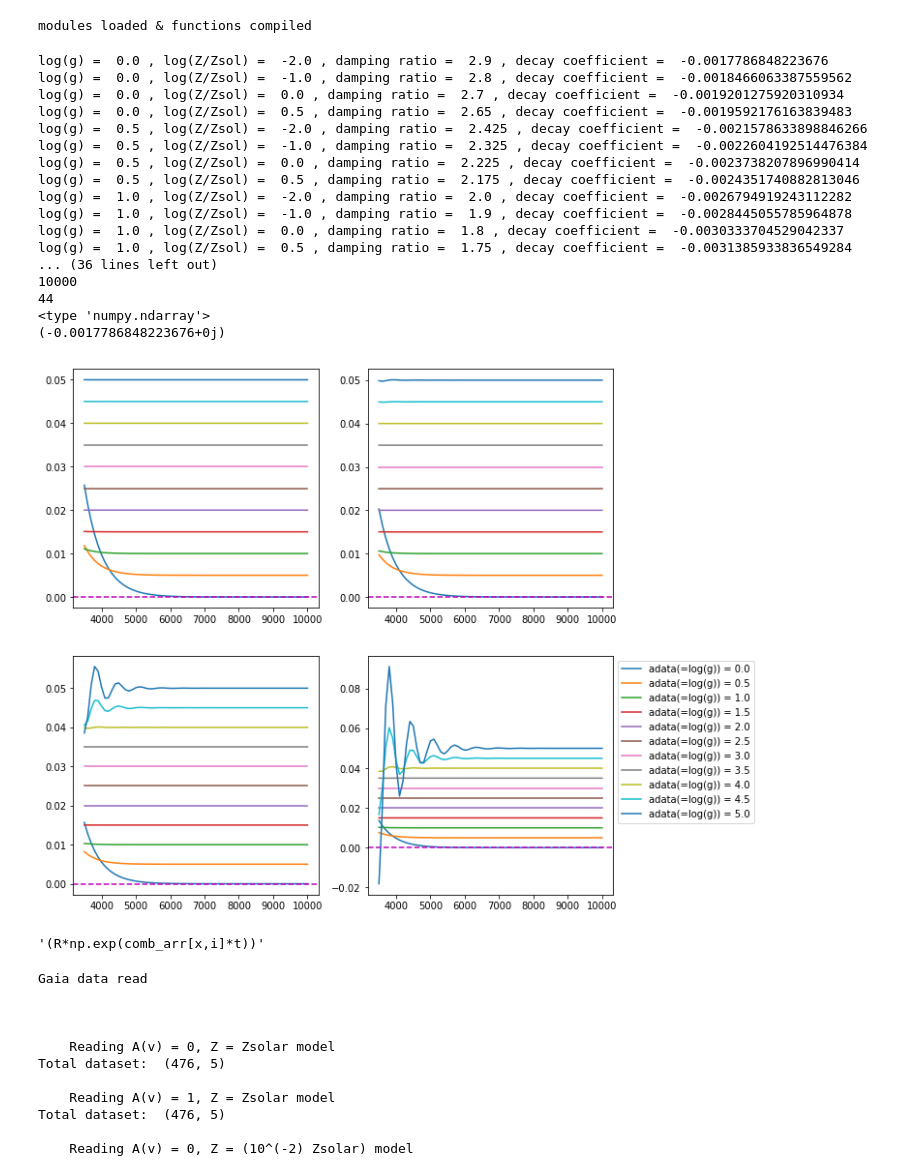
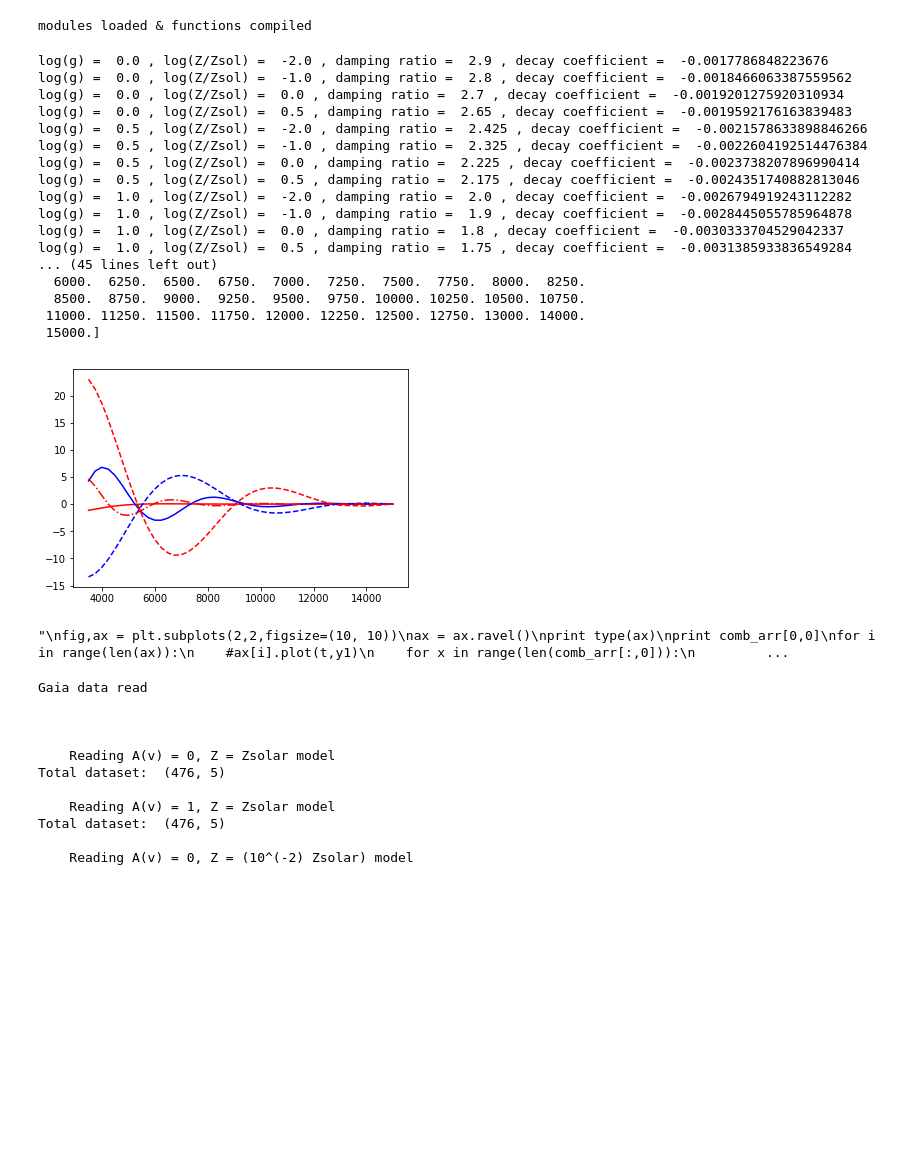
Before and after one commit to AlexlwAstro/phd_work, a Jupyter notebook: gaia_spectra_plots.ipynb, the cells around one changed output. Cells and saved outputs as stored; diff of their text form; code cells hidden in the pictures; blank space fills up the shorter version.

```diff
--- a/gaia_spectra_plots.ipynb
+++ b/gaia_spectra_plots.ipynb
@@ -1239,7 +1287,7 @@ print comb_arr.shape
 print comb_arr[:,0].shape
 #print comb_arr
 
-"""REMEMBER: damped_oscillator_gZ(input_params,Tcut,a,b,c,d,k):
+"""REMEMBER: weighted_damped_oscillator_gZ(input_params,Tcut,a,b,c,d,k):
     # exponential damping coefficient, function of zeta, the damping ratio
     # need zeta = zeta(g,Z)
     # Free parameters are: a,b,c,d,k
@@ -1252,58 +1300,74 @@ print comb_arr[:,0].shape
     # 'Tdata' called below! - this should remove the need to use it anywhere in 'zeta'
 
     #R = a*(Tcut - Tdata)
-    new_var = (k*(Tcut - Tdata))*np.exp(s*(Tcut-Tdata))
+    new_var = (k*(Tcut - Tdata))*np.exp(s*Tdata)
     return new_var
 """
 #s1 = -C*( zeta1 + 1.0j*np.sqrt(1-zeta1**2) )
 #y1 = np.exp(s1*t)
 
-t = np.arange(3500,10100,100)
+with open ("gaia_spectra/OUTPUT_Av1_z10-2",'r') as Av1z2:
+    print '\n    Reading A(v) = 1, Z = (10^(-2) Zsolar) model'
+    Av1z2_data = data_read_gaia(Av1z2)
+    Av1z2.close()
+
+t100 = np.linspace(3500.0,15100.0,100.0)
+t = Av1z2_data[:,0]
 print type(t)
-print max(t)
 
-R = 0.002*(10000-t)
+print np.where(np.diff(t))[0]
+t = np.delete(t,np.where((np.diff(t))==0)[0]+1)
 
-fgddfgg = 0
-for a in range(len(comb_arr[:,0])):
-    for b in range(len(comb_arr[0,:])):
-        fgddfgg += 1
-        #y2 = 1.0*np.exp(comb_arr[a,b]*t)
-print fgddfgg
+t = np.delete(t,np.where(t > 15000.0))
+print t
 
+R = 0.002*(15000-t)
+R100 = 0.002*(15000-t100)
+
+fig,ax = plt.subplots()
+ax.plot(t,R*np.exp(-(8.5-8.5j)*(t/1.0e4)),'r')
+# -0.028331698154923826-0.03496224072517201j
+ax.plot(t,R*np.exp((-0.00028331698154923826-0.001496224072517201j)*t),'b')
+ax.plot(t,R*np.exp(-(1.5-8.5j)*((t-min(t))/1.0e4)),'r',linestyle = '--')
+ax.plot(t,R*np.exp(-(1.5+8.5j)*(t/1.0e4)),'b',linestyle = '--')
+ax.plot(t,R*np.exp(-(4.5-18.5j)*(t/1.0e4)),'r',linestyle = '-.')
+#ax.plot(t,R*np.exp(-(4.5+18.5j)*(t/1.0e4)),'b',linestyle = '-.')
+plt.show()
+
+"""
 fig,ax = plt.subplots(2,2,figsize=(10, 10))
 ax = ax.ravel()
 print type(ax)
 print comb_arr[0,0]
 for i in range(len(ax)):
     #ax[i].plot(t,y1)
     for x in range(len(comb_arr[:,0])):
         ax[i].plot(t,((R*np.exp(comb_arr[x,i]*t)) + 0.01*adata_list[x]), label=('adata(=log(g)) = ' + str(adata_list[x])))
-
-    ax[i].axhline(y=0, linestyle='--', color='m')
+        ax[i].plot(t100,((R100*np.exp(comb_arr[x,i]*t100)) + 0.01*adata_list[x]), linestyle = '--', label=('adata(=log(g)) = ' + str(adata_list[x])))
+    #ax[i].axhline(y=0, linestyle='--', color='m')
     plt.legend(loc='upper left', bbox_to_anchor=(1.0, 1.0))
 plt.show()
-"""(R*np.exp(comb_arr[x,i]*t))"""
+#(R*np.exp(comb_arr[x,i]*t))"""
 # %% [output]
 log(g) =  0.0 , log(Z/Zsol) =  -2.0 , damping ratio =  2.9 , decay coefficient =  -0.0017786848223676
 log(g) =  0.0 , log(Z/Zsol) =  -1.0 , damping ratio =  2.8 , decay coefficient =  -0.0018466063387559562
 log(g) =  0.0 , log(Z/Zsol) =  0.0 , damping ratio =  2.7 , decay coefficient =  -0.0019201275920310934
 log(g) =  0.0 , log(Z/Zsol) =  0.5 , damping ratio =  2.65 , decay coefficient =  -0.0019592176163839483
 log(g) =  0.5 , log(Z/Zsol) =  -2.0 , damping ratio =  2.425 , decay coefficient =  -0.0021578633898846266
 log(g) =  0.5 , log(Z/Zsol) =  -1.0 , damping ratio =  2.325 , decay coefficient =  -0.0022604192514476384
 log(g) =  0.5 , log(Z/Zsol) =  0.0 , damping ratio =  2.225 , decay coefficient =  -0.0023738207896990414
 log(g) =  0.5 , log(Z/Zsol) =  0.5 , damping ratio =  2.175 , decay coefficient =  -0.0024351740882813046
 log(g) =  1.0 , log(Z/Zsol) =  -2.0 , damping ratio =  2.0 , decay coefficient =  -0.0026794919243112282
 log(g) =  1.0 , log(Z/Zsol) =  -1.0 , damping ratio =  1.9 , decay coefficient =  -0.0028445055785964878
 log(g) =  1.0 , log(Z/Zsol) =  0.0 , damping ratio =  1.8 , decay coefficient =  -0.0030333704529042337
 log(g) =  1.0 , log(Z/Zsol) =  0.5 , damping ratio =  1.75 , decay coefficient =  -0.0031385933836549284
-... (36 lines left out)
-10000
-44
-<type 'numpy.ndarray'>
-(-0.0017786848223676+0j)
+... (45 lines left out)
+  6000.  6250.  6500.  6750.  7000.  7250.  7500.  7750.  8000.  8250.
+  8500.  8750.  9000.  9250.  9500.  9750. 10000. 10250. 10500. 10750.
+ 11000. 11250. 11500. 11750. 12000. 12250. 12500. 12750. 13000. 14000.
+ 15000.]
-[figure, old version]
+[figure, new version]
-'(R*np.exp(comb_arr[x,i]*t))'
+"\nfig,ax = plt.subplots(2,2,figsize=(10, 10))\nax = ax.ravel()\nprint type(ax)\nprint comb_arr[0,0]\nfor i in range(len(ax)):\n    #ax[i].plot(t,y1)\n    for x in range(len(comb_arr[:,0])):\n         ...
 # %%
 # N.B.: using cgs unit
 print 'Gaia data read '
```
Also changed, not shown: parts of 13 cells of this notebook, 7 other files.
